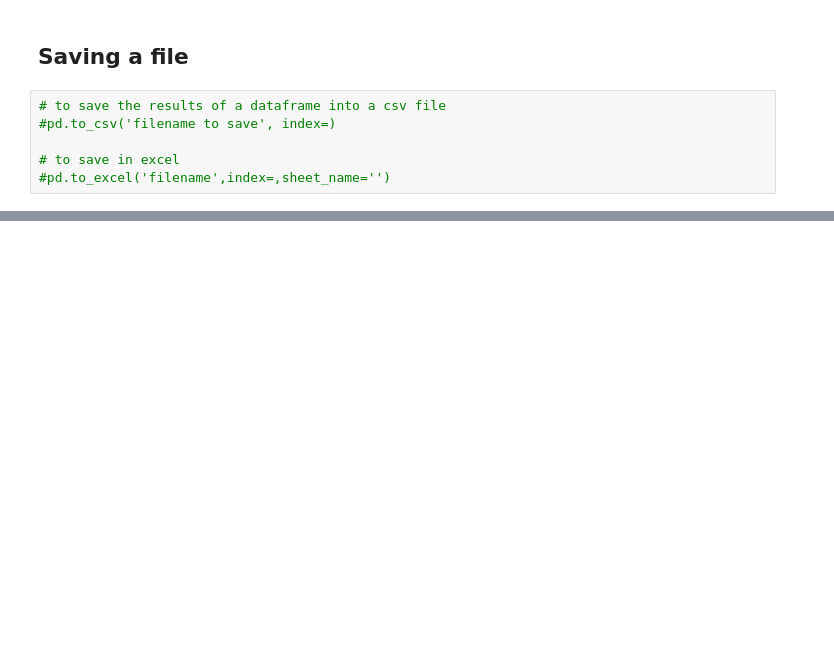
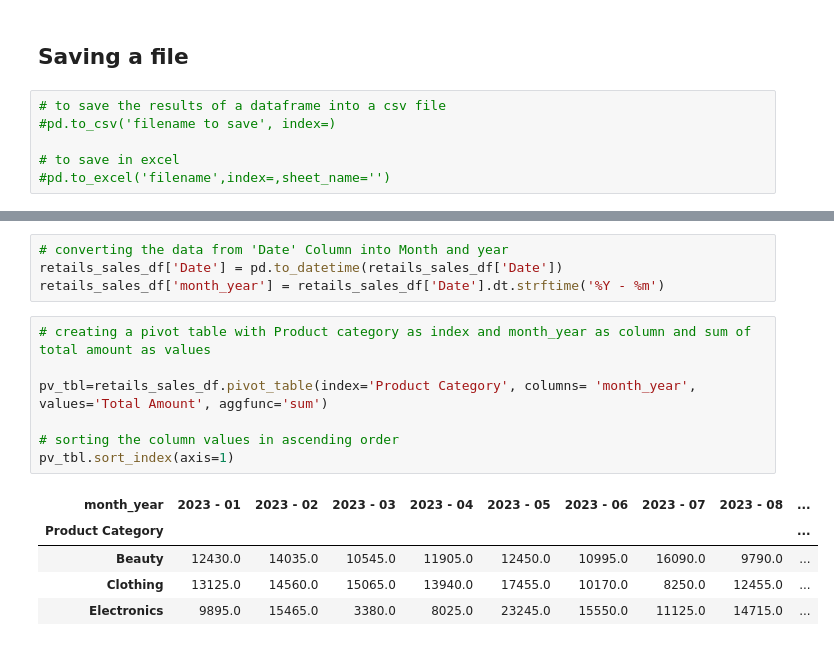
Before and after one commit to babli18/Programming-for-Analytics, a Jupyter notebook: Lectures/class 5.ipynb, the cells around one changed output, grey strips where cells are left out. Cells and saved outputs as stored; diff of their text form; blank space fills up the shorter version.

```diff
--- a/Lectures/class 5.ipynb
+++ b/Lectures/class 5.ipynb
@@ -761,0 +856,17 @@ city_df['population_millions'] = city_df['population_approx'] / 1000000
+# %%
+# converting the data from 'Date' Column into Month and year
+retails_sales_df['Date'] = pd.to_datetime(retails_sales_df['Date'])
+retails_sales_df['month_year'] = retails_sales_df['Date'].dt.strftime('%Y - %m')
+# %%
+# creating a pivot table with Product category as index and month_year as column and sum of total amount as values
+
+pv_tbl=retails_sales_df.pivot_table(index='Product Category', columns= 'month_year', values='Total Amount', aggfunc='sum')
+
+# sorting the column values in ascending order
+pv_tbl.sort_index(axis=1)
+# %% [output]
+| month_year | 2023 - 01 | 2023 - 02 | 2023 - 03 | 2023 - 04 | 2023 - 05 | 2023 - 06 | 2023 - 07 | 2023 - 08 | ... |
+| Product Category |  |  |  |  |  |  |  |  | ... |
+| Beauty | 12430.0 | 14035.0 | 10545.0 | 11905.0 | 12450.0 | 10995.0 | 16090.0 | 9790.0 | ... |
+| Clothing | 13125.0 | 14560.0 | 15065.0 | 13940.0 | 17455.0 | 10170.0 | 8250.0 | 12455.0 | ... |
+| Electronics | 9895.0 | 15465.0 | 3380.0 | 8025.0 | 23245.0 | 15550.0 | 11125.0 | 14715.0 | ... |
```
Also changed, not shown: parts of 17 cells of this notebook, 6 other files.
